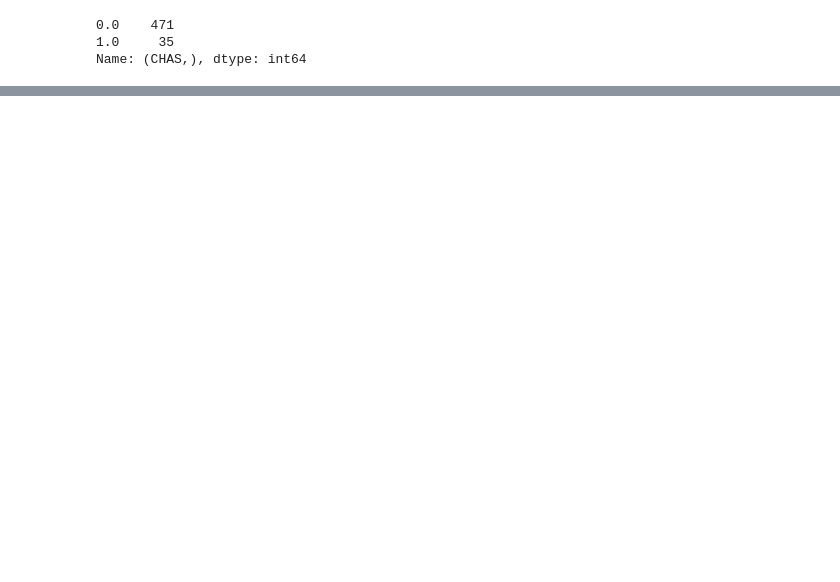
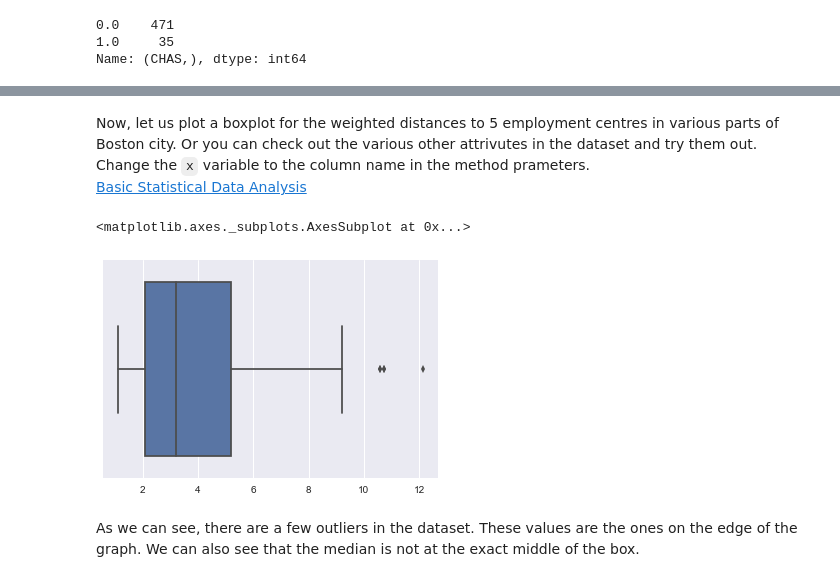
Before and after one commit to akshayrb22/playing-with-data, a Jupyter notebook: boston_housing_data_analysis.ipynb, the cells around one changed output, grey strips where cells are left out. Cells and saved outputs as stored; diff of their text form; code cells hidden in the pictures; blank space fills up the shorter version.

````diff
--- a/boston_housing_data_analysis.ipynb
+++ b/boston_housing_data_analysis.ipynb
@@ -117,0 +194,10 @@ array([[<matplotlib.axes._subplots.AxesSubplot object at 0x...>,
+# %% [markdown]
+Now, let us plot a boxplot for the weighted distances to 5 employment centres in various parts of Boston city. Or you can check out the various other attrivutes in the dataset and try them out. Change the ```x``` variable to the column name in the method prameters.
+<br>[Basic Statistical Data Analysis](#Basic-Statistical-Data-Analysis)
+# %%
+sns.boxplot(x='DIS',data=df)
+# %% [output]
+<matplotlib.axes._subplots.AxesSubplot at 0x...>
+[figure, added]
+# %% [markdown]
+As we can see, there are a few outliers in the dataset. These values are the ones on the edge of the graph. We can also see that the median is not at the exact middle of the box.
````
Also changed, not shown: parts of 20 cells of this notebook.
